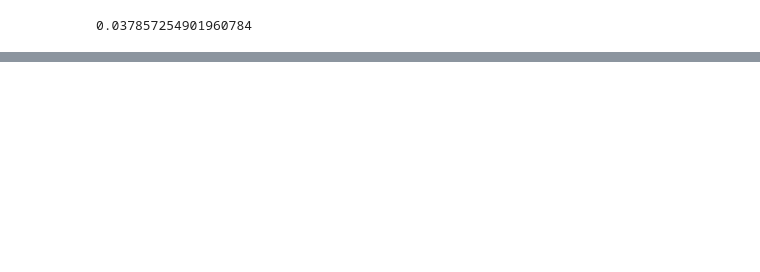
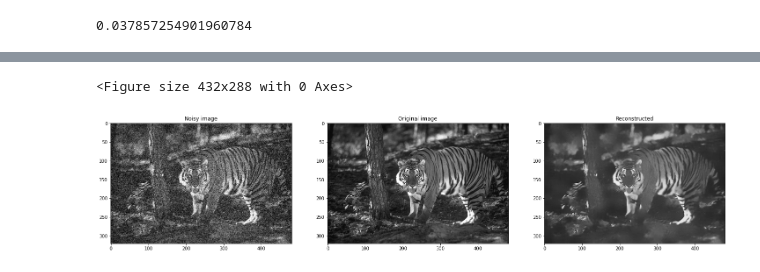
Before and after one commit to AshwinUniyal/Image_denoising, a Jupyter notebook: Untitled.ipynb, the cells around one changed output, grey strips where cells are left out. Saved outputs shown, nothing was run; the diff lists cells and outputs as text; code cells hidden in the pictures; blank space fills up the shorter version.

```diff
--- a/Untitled.ipynb
+++ b/Untitled.ipynb
@@ -240,0 +244,19 @@ ax3.set_title('Noisy image');
+# %%
+sigma_est = np.mean(estimate_sigma(image, multichannel=True))
+imd = denoise_nl_means(image, h=0.5 * sigma_est, sigma=sigma_est, fast_mode=True)
+# %%
+plt.figure()
+
+f, (ax1, ax2,ax3) = plt.subplots(1, 3, figsize=(25,25))
+
+ax1.imshow(image, cmap="gray")
+ax1.set_title('Noisy image');
+
+ax2.imshow(image_org, cmap="gray")
+ax2.set_title('Original image');
+
+ax3.imshow(imd, cmap="gray")
+ax3.set_title('Reconstructed');
+# %% [output]
+<Figure size 432x288 with 0 Axes>
+[figure, added]
```
Also changed, not shown: parts of 4 cells of this notebook.
